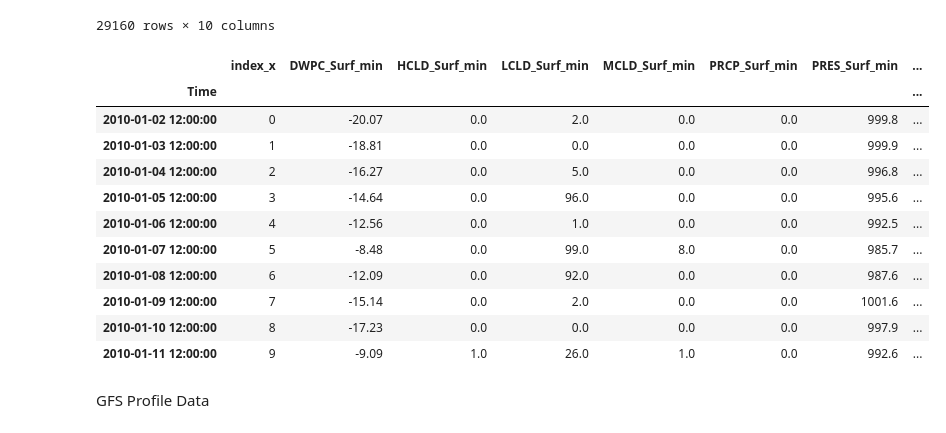
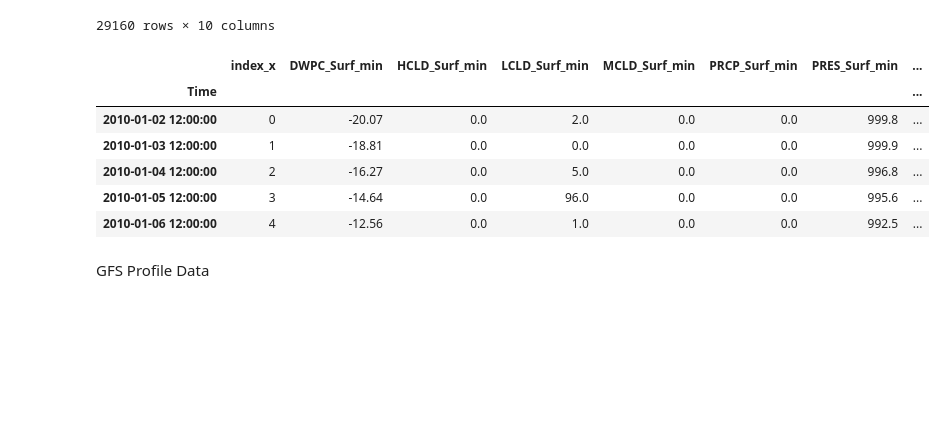
Before and after one commit to dfu2020/ATMS-597-SP-2020-Project-4, a Jupyter notebook: Project4_Joyce_v2_2.ipynb, the cells around one changed output. Drawn from its saved outputs; the diff is of its cells as text; code cells hidden in the pictures; blank space fills up the shorter version.

```diff
--- a/Project4_Joyce_v2_2.ipynb
+++ b/Project4_Joyce_v2_2.ipynb
@@ -78,34 +100,29 @@ GFS_surface
 # %%
 # shift data back 6 hours and resample by day
 GFS_surface.index = GFS_surface.index + pd.DateOffset(hours = -6)
 GFS_surface1 = GFS_surface.resample('24H').min()
 GFS_surface2 = GFS_surface.resample('24H').max()
 GFS_surface3 = GFS_surface.resample('24H').mean()
 GFS_surface4 = GFS_surface.resample('24H').sum()
 
 s1 = pd.merge(GFS_surface1.reset_index(), GFS_surface2.reset_index(), on='Time', how='inner', suffixes=('_min', '_max'))
 s2 = pd.merge(GFS_surface3.reset_index(), GFS_surface4.reset_index(), on='Time', how='inner', suffixes=('_mean', '_sum'))
 
 GFS_surface = pd.merge(s1.reset_index(), s2.reset_index(), on='Time', how='inner')
 GFS_surface = GFS_surface.set_index('Time')
 GFS_surface.index = pd.to_datetime(GFS_surface.index)
 
 # shift the data forward 12 hours for ease of merging with other datasets
 GFS_surface.index = GFS_surface.index + pd.DateOffset(hours = 12)
-GFS_surface.head(10)
+GFS_surface.head()
 # %% [output]
 |  | index_x | DWPC_Surf_min | HCLD_Surf_min | LCLD_Surf_min | MCLD_Surf_min | PRCP_Surf_min | PRES_Surf_min | ... |
 | Time |  |  |  |  |  |  |  | ... |
 | 2010-01-02 12:00:00 | 0 | -20.07 | 0.0 | 2.0 | 0.0 | 0.0 | 999.8 | ... |
 | 2010-01-03 12:00:00 | 1 | -18.81 | 0.0 | 0.0 | 0.0 | 0.0 | 999.9 | ... |
 | 2010-01-04 12:00:00 | 2 | -16.27 | 0.0 | 5.0 | 0.0 | 0.0 | 996.8 | ... |
 | 2010-01-05 12:00:00 | 3 | -14.64 | 0.0 | 96.0 | 0.0 | 0.0 | 995.6 | ... |
 | 2010-01-06 12:00:00 | 4 | -12.56 | 0.0 | 1.0 | 0.0 | 0.0 | 992.5 | ... |
-| 2010-01-07 12:00:00 | 5 | -8.48 | 0.0 | 99.0 | 8.0 | 0.0 | 985.7 | ... |
-| 2010-01-08 12:00:00 | 6 | -12.09 | 0.0 | 92.0 | 0.0 | 0.0 | 987.6 | ... |
-| 2010-01-09 12:00:00 | 7 | -15.14 | 0.0 | 2.0 | 0.0 | 0.0 | 1001.6 | ... |
-| 2010-01-10 12:00:00 | 8 | -17.23 | 0.0 | 0.0 | 0.0 | 0.0 | 997.9 | ... |
-| 2010-01-11 12:00:00 | 9 | -9.09 | 1.0 | 26.0 | 1.0 | 0.0 | 992.6 | ... |
 # %% [markdown]
 GFS Profile Data
 # %%
```
Also changed, not shown: parts of 21 cells of this notebook.
